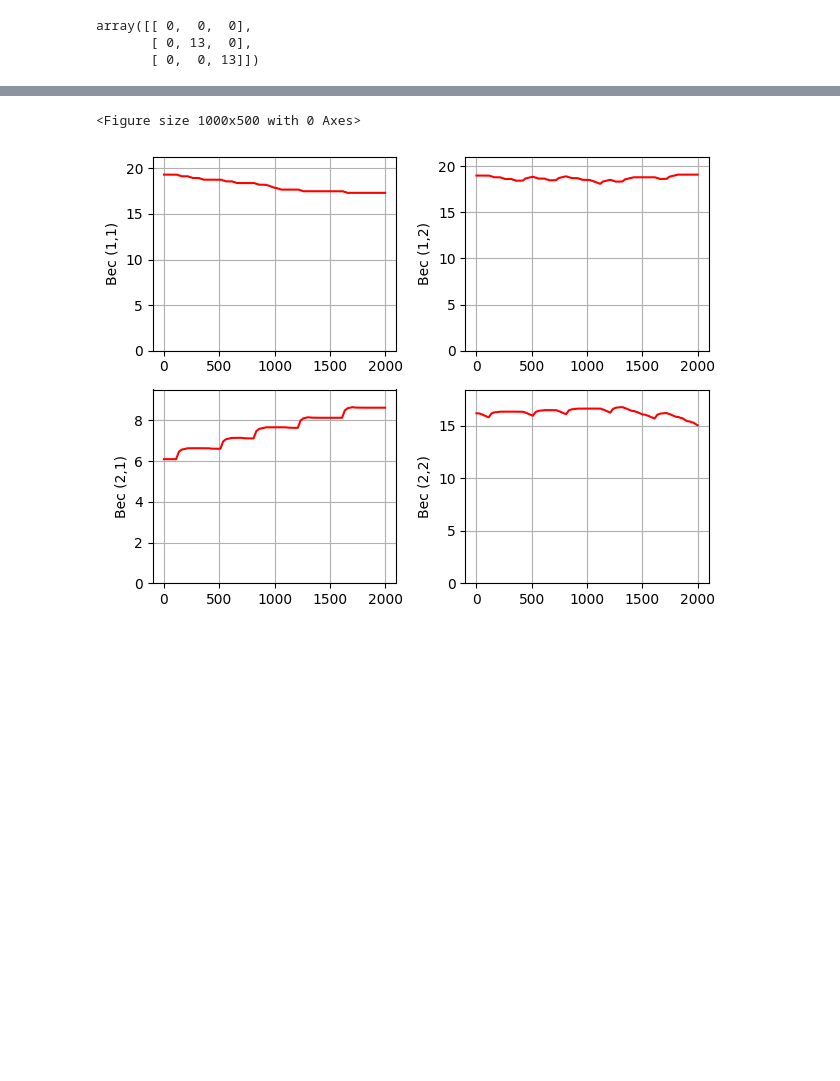
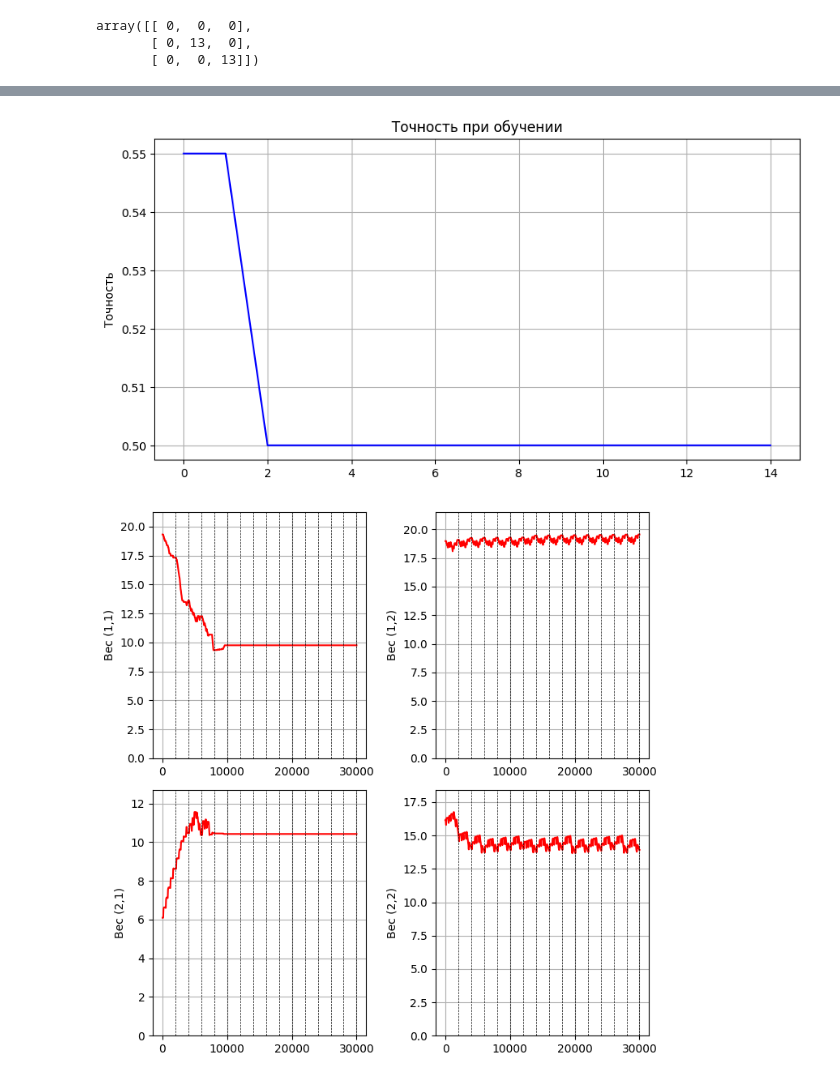
Before and after one commit to TheTangerineOwl/NN_Lab2, a Jupyter notebook: SNN.ipynb, the cells around one changed output, grey strips where cells are left out. Cells and saved outputs as stored; diff of their text form; code cells hidden in the pictures; blank space fills up the shorter version.

```diff
--- a/SNN.ipynb
+++ b/SNN.ipynb
@@ -123,7 +140,7 @@ class SNNNetwork:
         if set:
             weights = [[A for j in range(n_outputs)] for i in range(n_inputs)]
         elif normal:
-            weights = [[np.random.normal(loc=mu, scale=sigma) * A for j in range(n_outputs)] for i in range(n_inputs)]
+            weights = [[np.random.normal(loc=mu, scale=sigma) for j in range(n_outputs)] for i in range(n_inputs)]
         else:
             weights = [[np.random.random() * A for j in range(n_outputs)] for i in range(n_inputs)]
         return weights
@@ -248,8 +273,10 @@ dt = 0.1
 T = 400
 t_range = np.arange(0, T, dt)
 
-for cur in ['sin', 'step', 'triangle']:
-    I = get_I_from_type(t_range, cur, A=10, f=4)
+# for cur in ['sin', 'step', 'triangle']:
+for cur in [1, 3, 5, 10]:
+    f=4
+    I = get_I_from_type(t_range, 'step', A=cur, f=f)
 
     neu = LIFNeuron()
 
@@ -259,6 +286,7 @@ for cur in ['sin', 'step', 'triangle']:
     # Визуализация
     # timeplot(t_range, I, f'Ток {cur}', 2)
     plot_neuron_activity(t_range, neu, f'Мембранный потенциал нейрона',
-                         top = True, top_label=f'Ток {cur}', top_func=I)
-    print(f"Количество спайков: {len(neu.spike_times)}")
+                         top = True, top_label=f'Ток {cur} нА', top_func=I)
+    spikes = len(neu.spike_times)
+    print(f"Количество спайков: {spikes}, частота срабатывания {spikes / f: .2f} спайков/период, {spikes / T: .2f} спайков/мс")
 # %% [output]
@@ -587,15 +694,0 @@ array([[ 0,  0,  0],
-# %%
-for j, output in enumerate(model.inputs):
-    plot_neuron_activity(t_range, output)
-for j, output in enumerate(model.outputs):
-    plot_neuron_activity(t_range, output)
-
-pred = get_pred(model, n_samples, n_sec, pause)
-xpred = t_range[::n_sec + pause]
-fig, ax = plt.subplots(figsize=(10, 1.5))
-ax.scatter(xpred, pred)
-ax.set_ylabel('Предсказанный\nкласс')
-ax.set_xlabel('Время (мс)')
-ax.grid(True)
-plt.tight_layout()
-plt.show()
@@ -608,19 +695,26 @@ plt.show()
 # %%
 fig = plt.figure(figsize=(10, 5))
 
+epran = np.arange(0, epochs)
 part = len(t_range)
-epran_long = np.arange(0, part)
-fig, axs = plt.subplots(n_inputs, n_outputs)
+epran_long = np.arange(0, part * epochs)
+plt.plot(epran, accs, 'b', label='Тренировочная точность')
+plt.title('Точность при обучении')
+plt.ylabel('Точность')
+plt.grid(True)
+whep = np.concat(wh, axis=2)
+fig, axs = plt.subplots(n_inputs, n_outputs, figsize=(7, 7))
 for i in range(n_inputs):
     for j in range(n_outputs):
-        # whep = [wh[ep][i][j][-1] for ep in epran_long]
-        axs[i][j].plot(epran_long, model.weight_history[i][j], 'r', label=f'Вес синапса ({i + 1},{j + 1})')
-        axs[i][j].set_ybound(0, np.max(model.weight_history[i][j]) *  1.1)
+        axs[i][j].plot(epran_long, whep[i][j], 'r', label=f'Вес синапса ({i + 1},{j + 1})')
+        for ep in epran:
+            axs[i][j].axvline(x=(ep + 1) * part, color='black', linestyle='--', linewidth=0.5)
+        axs[i][j].set_ybound(0, np.max(whep[i][j]) * 1.1)
         axs[i][j].set_ylabel(f'Вес ({i + 1},{j + 1})')
         axs[i][j].grid(True)
 
 plt.tight_layout()
 plt.show()
 # %% [output]
-<Figure size 1000x500 with 0 Axes>
-[figure, old version]
+[figure, new version]
+[figure, added]
```
Also changed, not shown: parts of 42 cells of this notebook.
